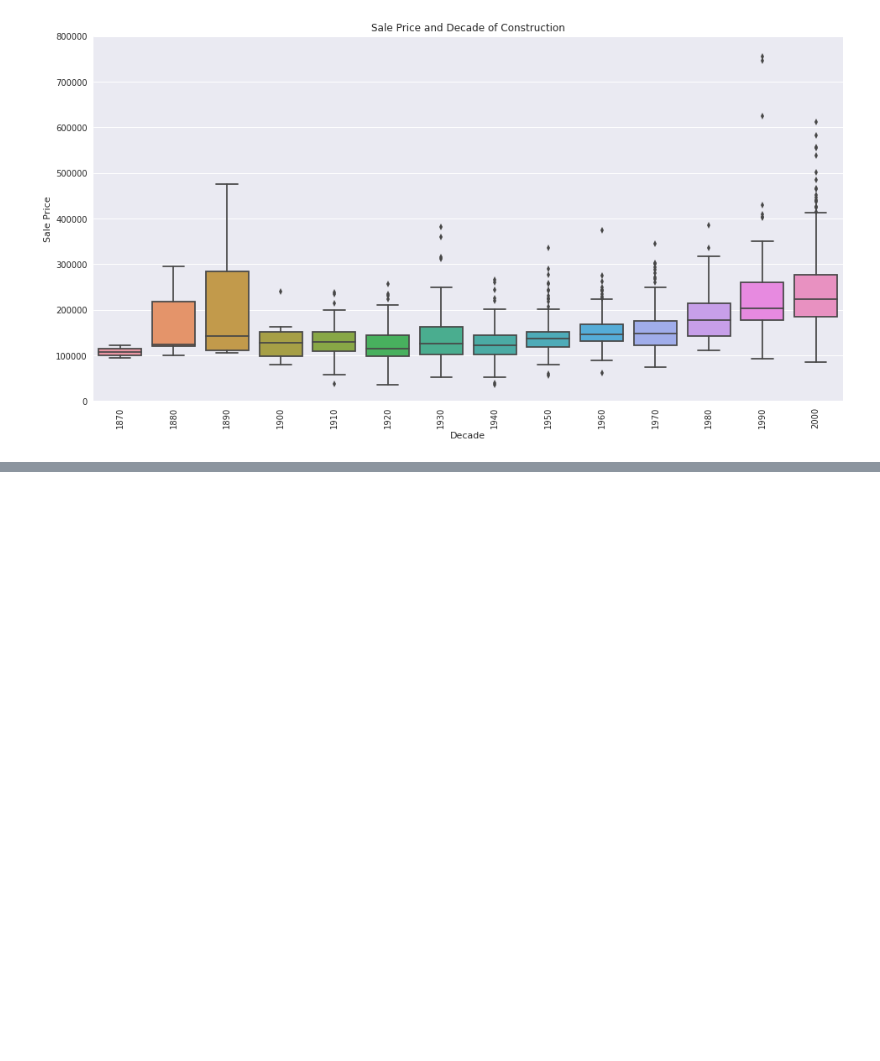
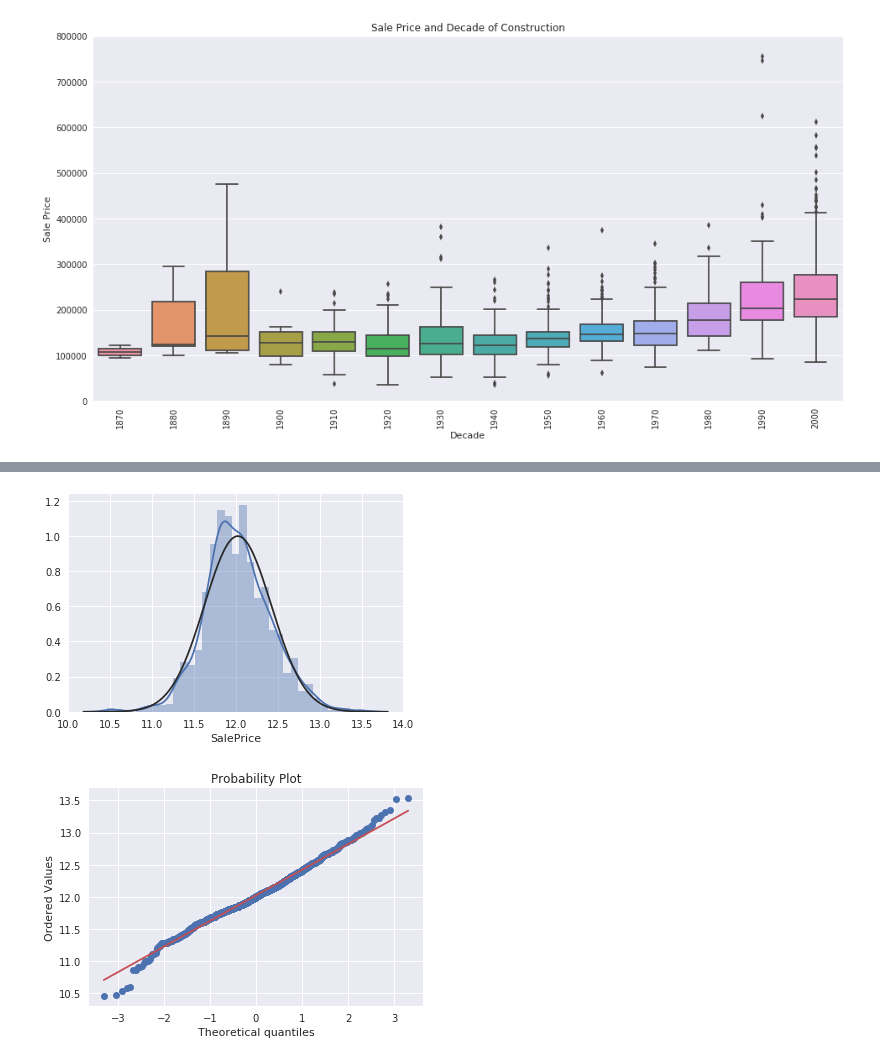
Before and after one commit to Andrew-Carl/House-Prices-Advanced-Regression-Techniques, a Jupyter notebook: Exploratory Data Analysis.ipynb, the cells around one changed output, grey strips where cells are left out. Cells and saved outputs as stored; diff of their text form; code cells hidden in the pictures; blank space fills up the shorter version.

```diff
--- a/Exploratory Data Analysis.ipynb
+++ b/Exploratory Data Analysis.ipynb
@@ -253,0 +287,11 @@ plt.xticks(rotation=90);
+# %%
+#applying log transformation
+df['SalePrice'] = np.log(df['SalePrice'])
+# %%
+#transformed histogram and normal probability plot
+sns.distplot(df['SalePrice'], fit=norm);
+fig = plt.figure()
+res = stats.probplot(df['SalePrice'], plot=plt)
+# %% [output]
+[figure, added]
+[figure, added]
```
Also changed, not shown: parts of 3 cells of this notebook.
